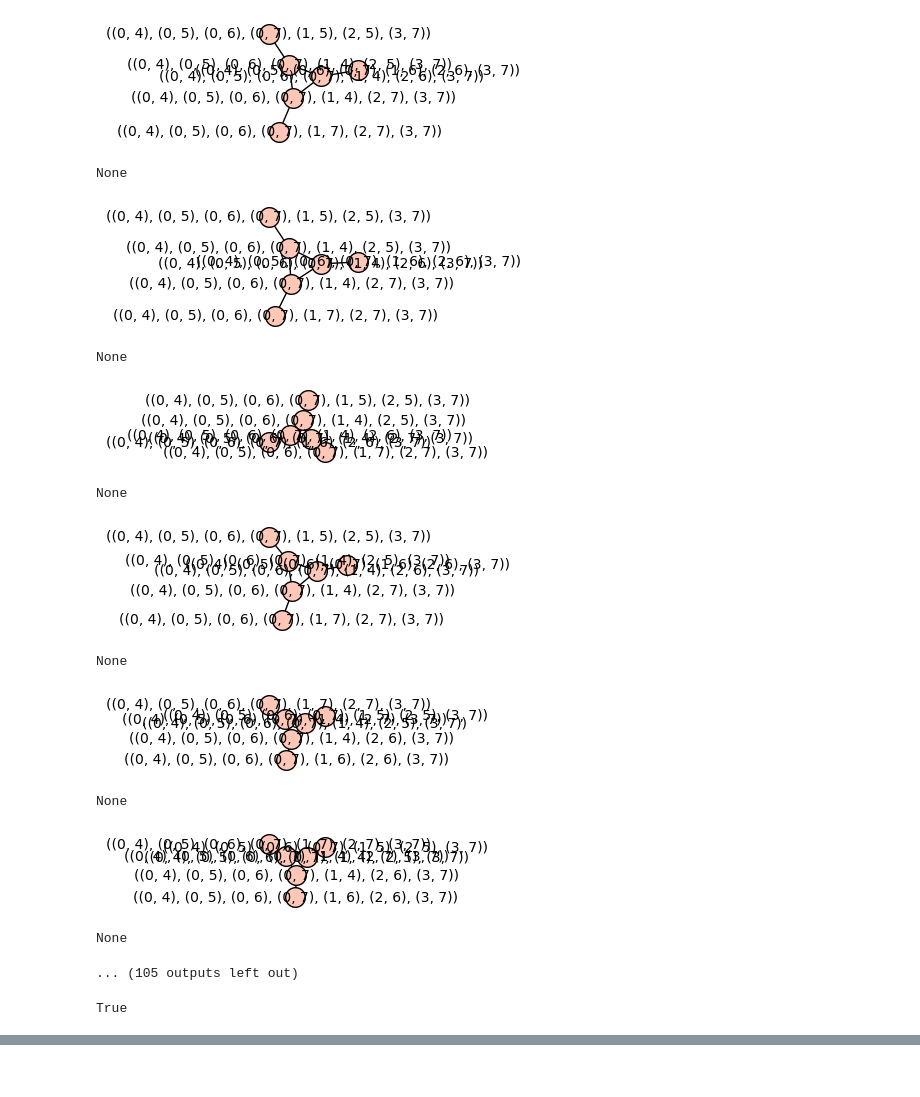
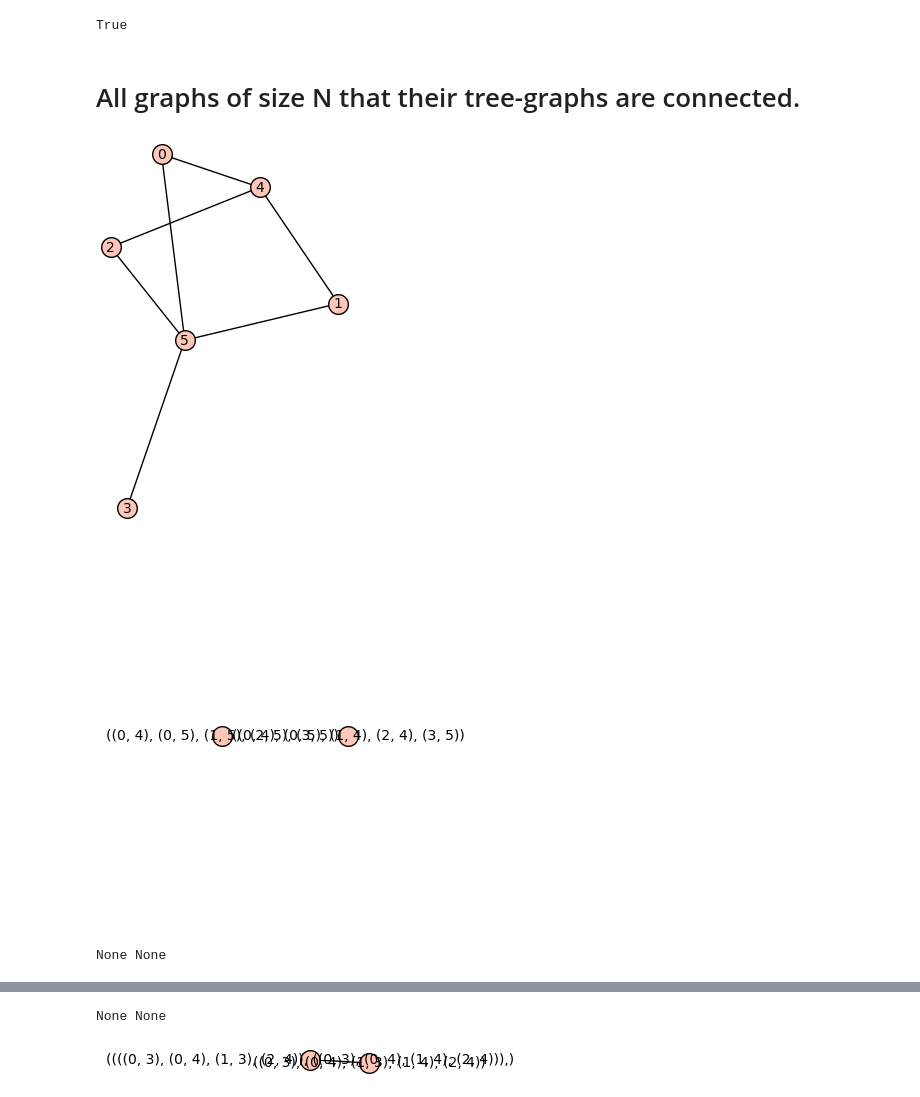
Before and after one commit to Me3P/Tree-Graphs, a Jupyter notebook: Tree Graphs.ipynb, the cells around one changed output, grey strips where cells are left out. Cells and saved outputs as stored; diff of their text form; code cells hidden in the pictures.

```diff
--- a/Tree Graphs.ipynb
+++ b/Tree Graphs.ipynb
@@ -24,7 +24,9 @@ def bfs_trees(G):
     A=[tuple(Graph(nx.to_dict_of_dicts(x.to_undirected())).edges(labels=False)) for x in BFS_trees]
     return list(set(A))
 # %%
-def bfs_tree(G1):
+def bfs_trees_1(G1):
+    if type(G1) == type(graphs.CompleteGraph(1)):
+        G1 = G1.networkx_graph()
     G1_edges = G1.edges
     BFS_trees=set() #This holds all BFS TREES AT THE END
     all_permutations=list(itertools.permutations([i for i in range(1,len(G1.nodes))]))
@@ -32,6 +34,7 @@ def bfs_tree(G1):
         G=nx.Graph()
         G.add_nodes_from(permutation)
         G.add_edges_from(G1_edges)
-        t=tuple(Graph(nx.to_dict_of_dicts(nx.bfs_tree(G,0).to_undirected()))).edges(labels=False)
+        t=tuple(Graph(nx.to_dict_of_dicts(nx.bfs_tree(G,0).to_undirected())).edges(labels=False))
         BFS_trees.add(t)
+    return list(set(BFS_trees))
 # %%
@@ -77,26 +82,51 @@ for g in graphs(6):
 # %%
 from sage.graphs.connectivity import is_connected
-i=0
-for g in graphs(8):
+
+for g in graphs(5):
         if is_connected(g) and is_connected(tree_graph(g)):
             if tree_graph(g).order()> 1 and tree_graph(g).hamiltonian_path() is None:
                 print(tree_graph(g).show(vertex_labels=False))
-# %% [output]
-[figure, removed]
-None
-[figure, removed]
-None
-[figure, removed]
-None
-[figure, removed]
-None
-[figure, removed]
-None
-[figure, removed]
-None
-... (105 outputs left out)
 # %%
 g = graphs.Grid2dGraph(3, 3)
 g.hamiltonian_path() is not None
 # %% [output]
 True
+# %% [markdown]
+# All graphs of size N that their tree-graphs are connected.
+# %%
+from multiprocessing import Pool
+
+N = 6
+
+Connected_graphs = set()
+# def is_bfs_tree_connected(g):
+#     if is_connected(g) and is_connected(tree_graph(g)):
+#             if tree_graph(g).order()> 1 and tree_graph(g).is_connected():
+#                 G = tuple(Graph(nx.to_dict_of_dicts(g))).edges(labels=False)
+#                 bfs_tree=tuple(Graph(nx.to_dict_of_dicts(nx.bfs_tree(g,0).to_undirected()))).edges(labels=False)
+#                 Connected_graphs.add((G, bfs_tree))
+
+# with Pool(4) as p:
+#     p.map(is_bfs_tree_connected, [graphs(7)])
+for g in graphs(N):
+    if is_connected(g) and g.is_bipartite():
+        TG = tree_graph(g)
+        all_cycles = g.to_directed().all_simple_cycles()
+        if len(all_cycles) % 2 == 1 and not is_connected(TG):
+            print (g.show(), TG.show())
+        if TG.order()>1 :
+            G = tuple(Graph(nx.to_dict_of_dicts(g.networkx_graph())).edges(labels=False))
+            bfs_tree=tuple(Graph(nx.to_dict_of_dicts(TG.networkx_graph())).edges(labels=False))
+            Connected_graphs.add((G, bfs_tree))
+
+
+# for g, bfs_tree in Connected_graphs:
+#     g1 = Graph()
+#     g1.add_edges(g)
+#     bfs = Graph()
+#     bfs.add_edges(bfs_tree)
+#     print(bfs.show(vertex_labels=False))
+# %% [output]
+[figure, added]
+[figure, added]
+None None
@@ -102,0 +135,7 @@ True
+None None
+# %%
+g = Graph()
+g.add_edge(list(Connected_graphs)[0])
+g.show()
+# %% [output]
+[figure, added]
```
Also changed, not shown: parts of 3 cells of this notebook.
